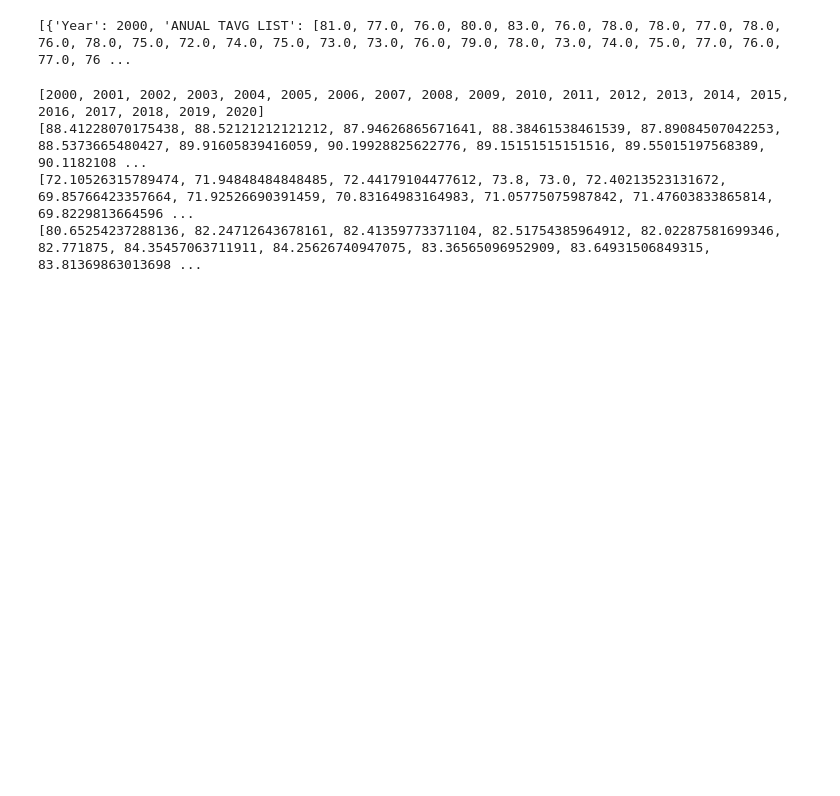
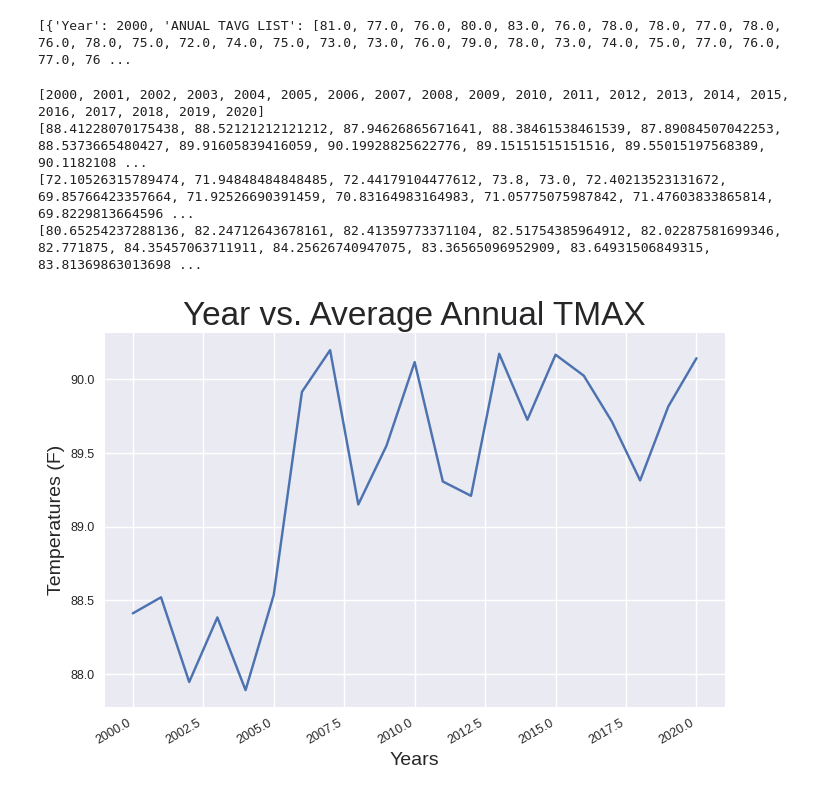
Before and after one commit to RainieroMendozaJesus/climate-data-project, a Jupyter notebook: climate-data-project.ipynb, the cells around one changed output. Cells and saved outputs as stored; diff of their text form; code cells hidden in the pictures; blank space fills up the shorter version.

Commit message:
Added final code and graphics.

```diff
--- a/climate-data-project.ipynb
+++ b/climate-data-project.ipynb
@@ -141,3 +159,20 @@ print(anual_tavgs)
 [88.41228070175438, 88.52121212121212, 87.94626865671641, 88.38461538461539, 87.89084507042253, 88.5373665480427, 89.91605839416059, 90.19928825622776, 89.15151515151516, 89.55015197568389, 90.1182108 ...
 [72.10526315789474, 71.94848484848485, 72.44179104477612, 73.8, 73.0, 72.40213523131672, 69.85766423357664, 71.92526690391459, 70.83164983164983, 71.05775075987842, 71.47603833865814, 69.8229813664596 ...
 [80.65254237288136, 82.24712643678161, 82.41359773371104, 82.51754385964912, 82.02287581699346, 82.771875, 84.35457063711911, 84.25626740947075, 83.36565096952909, 83.64931506849315, 83.81369863013698 ...
+# %%
+# Make a plots, Year vs. Average Annual TMAX
+
+plt.style.use('seaborn-v0_8')
+
+title = "Year vs. Average Annual TMAX"
+fig, ax = plt.subplots()
+ax.plot(years, anual_tmaxs)
+ax.set_ylabel('Temperatures (F)', fontsize=14)
+ax.set_xlabel('Years', fontsize=14)
+ax.set_title(title, fontsize=24)
+ax.tick_params(labelsize=9)
+fig.autofmt_xdate()
+
+plt.show()
+# %% [output]
+[figure, added]
```
Also changed, not shown: parts of 12 cells of this notebook.
